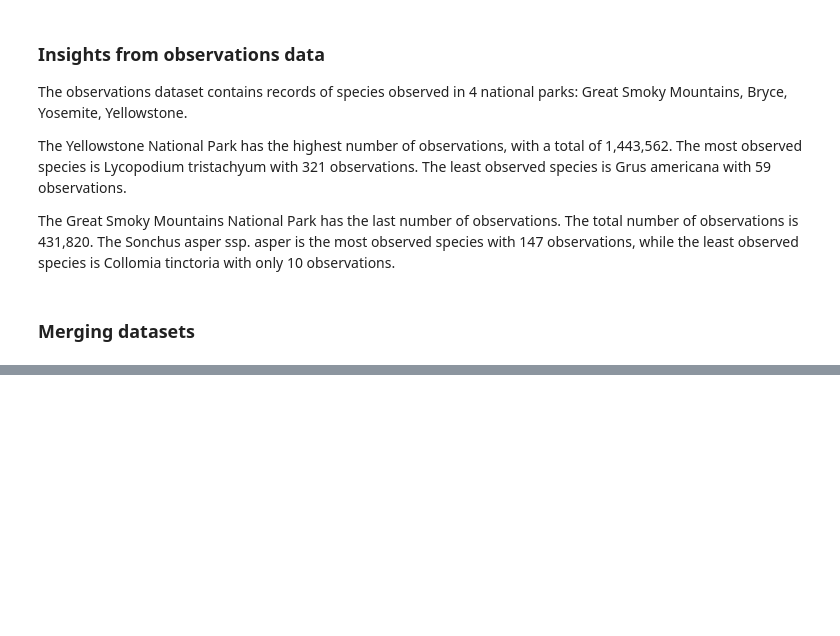
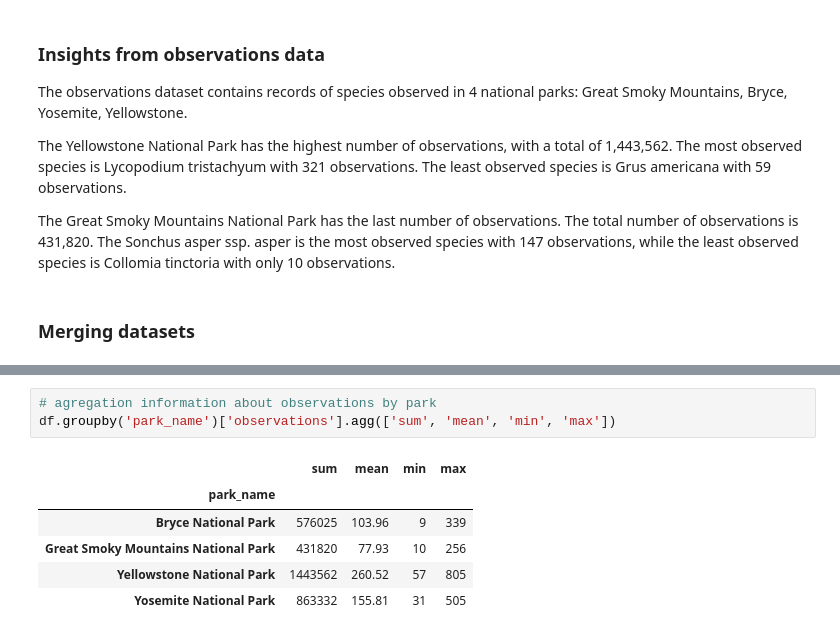
Before and after one commit to 7086600/biodiversity_project, a Jupyter notebook: biodiversity.ipynb, the cells around one changed output, grey strips where cells are left out. Drawn from its saved outputs; the diff is of its cells as text; blank space fills up the shorter version.

```diff
--- a/biodiversity.ipynb
+++ b/biodiversity.ipynb
@@ -437,0 +443,10 @@ df.loc[filtObservations, ('scientific_name', 'park_name', 'observations')]
+# %%
+# agregation information about observations by park
+df.groupby('park_name')['observations'].agg(['sum', 'mean', 'min', 'max'])
+# %% [output]
+|  | sum | mean | min | max |
+| park_name |  |  |  |  |
+| Bryce National Park | 576025 | 103.96 | 9 | 339 |
+| Great Smoky Mountains National Park | 431820 | 77.93 | 10 | 256 |
+| Yellowstone National Park | 1443562 | 260.52 | 57 | 805 |
+| Yosemite National Park | 863332 | 155.81 | 31 | 505 |
```
Also changed, not shown: parts of 4 cells of this notebook.
